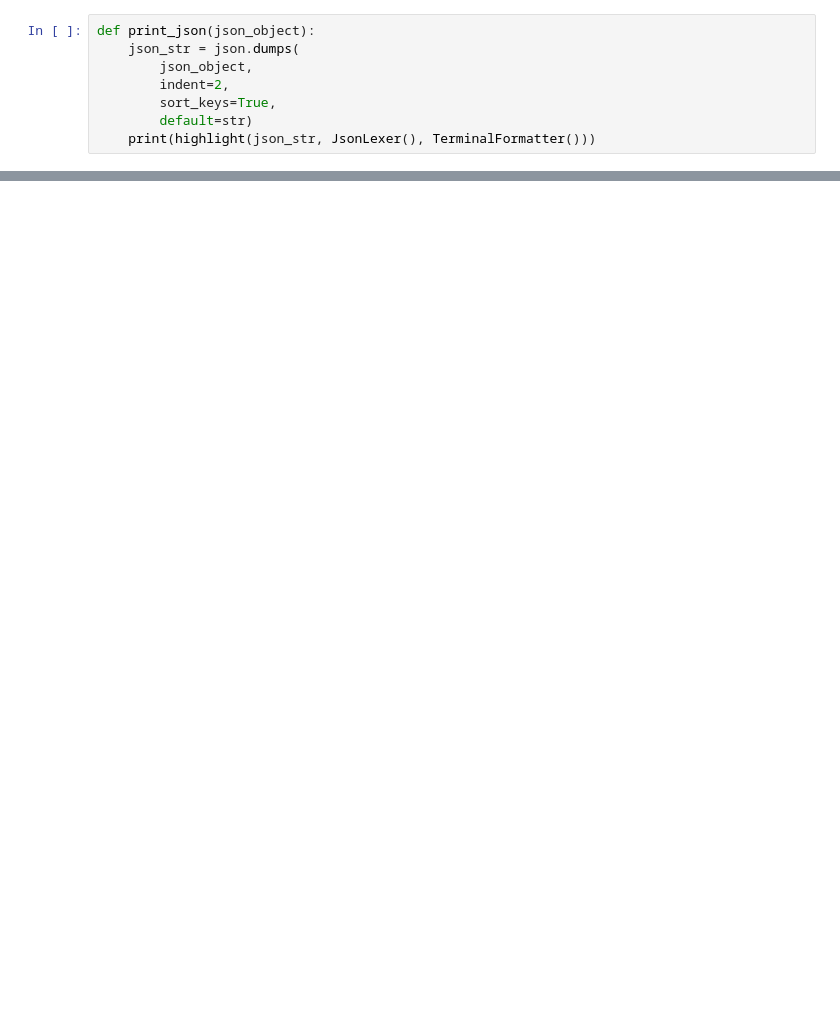
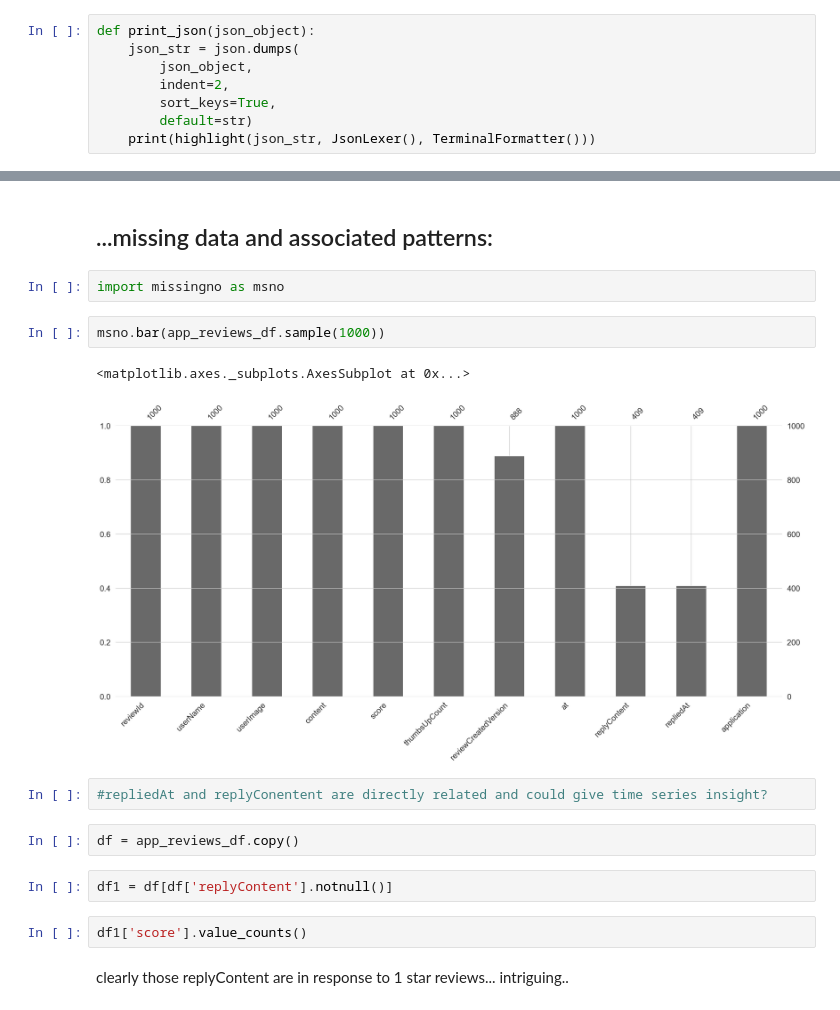
Before and after one commit to andiosika/dsc-capstone-project-v2-online-ds-pt-100719, a Jupyter notebook: ideas.ipynb, the cells around one changed output, grey strips where cells are left out. Cells and saved outputs as stored; diff of their text form; blank space fills up the shorter version.

```diff
--- a/ideas.ipynb
+++ b/ideas.ipynb
@@ -177,0 +220,19 @@ memory usage: 937.6+ KB
+# %% [markdown]
+## ...missing data and associated patterns:
+# %%
+import missingno as msno
+# %%
+msno.bar(app_reviews_df.sample(1000))
+# %% [output]
+<matplotlib.axes._subplots.AxesSubplot at 0x...>
+[figure, added]
+# %%
+#repliedAt and replyConentent are directly related and could give time series insight?
+# %%
+df = app_reviews_df.copy()
+# %%
+df1 = df[df['replyContent'].notnull()]
+# %%
+df1['score'].value_counts()
+# %% [markdown]
+clearly those replyContent are in response to 1 star reviews...  intriguing..
```
Also changed, not shown: parts of 37 cells of this notebook, 2 other files.
